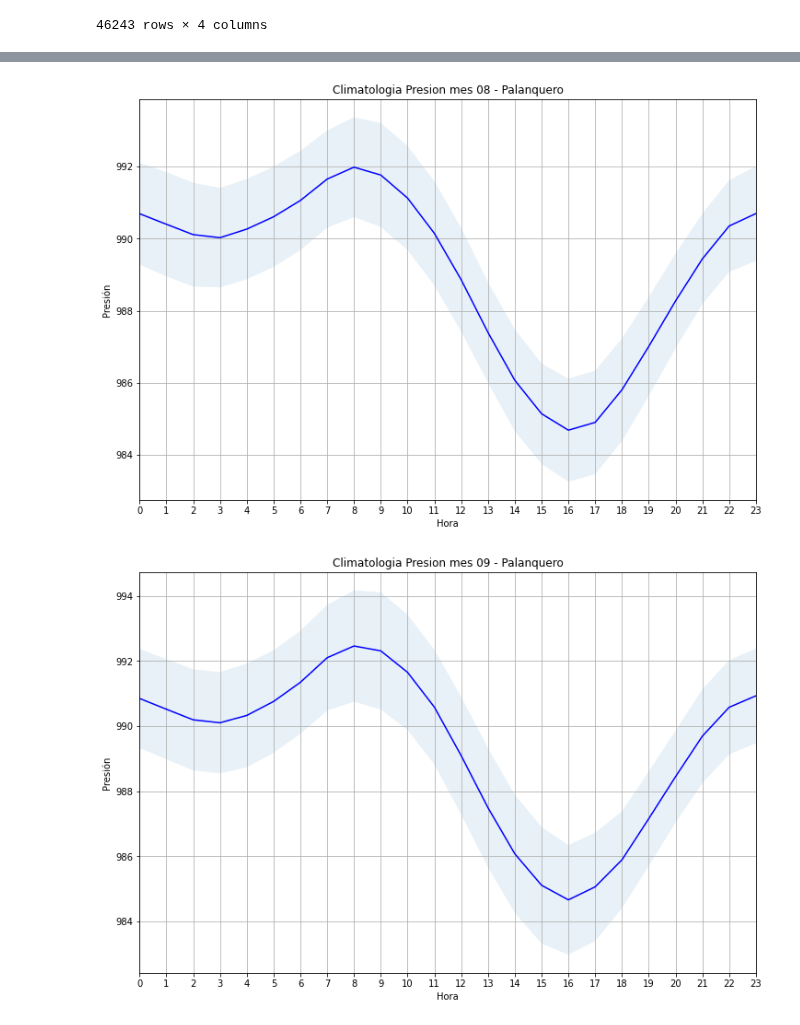
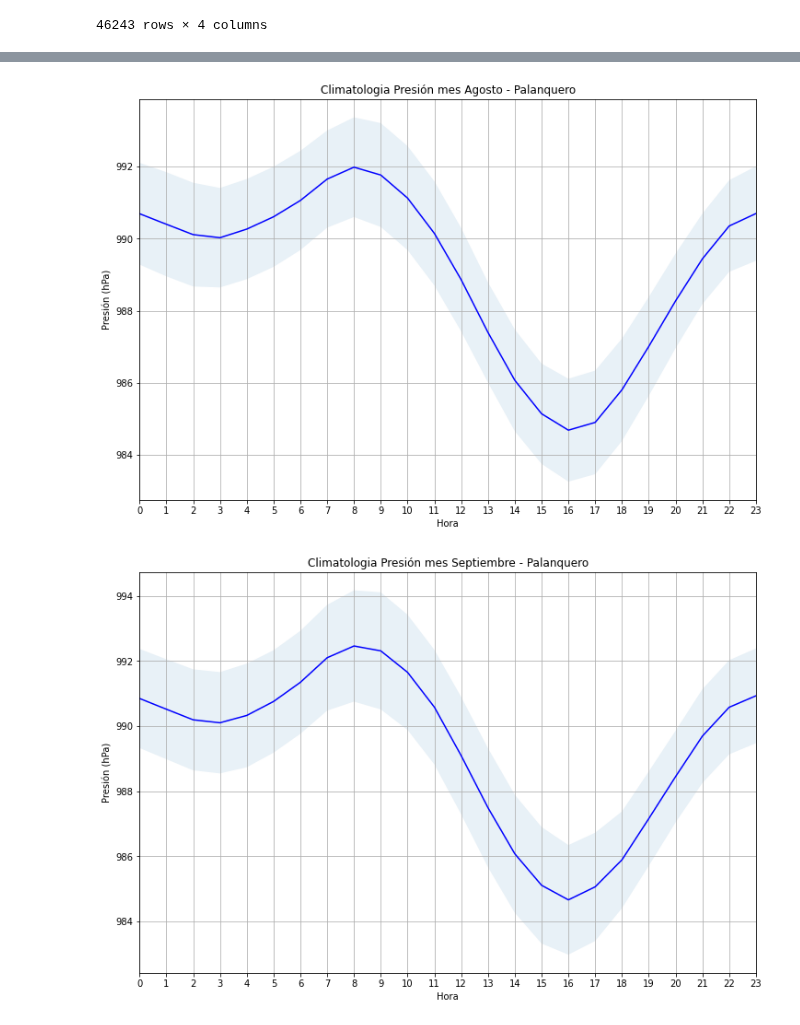
Before and after one commit to chris051091/Seminario-3, a Jupyter notebook: climatologia/src/palanquero/Climatologia_Presión_Palanquero.ipynb, the cells around one changed output, grey strips where cells are left out. Cells and saved outputs as stored; diff of their text form; code cells hidden in the pictures.

```diff
--- a/climatologia/src/palanquero/Climatologia_Presión_Palanquero.ipynb
+++ b/climatologia/src/palanquero/Climatologia_Presión_Palanquero.ipynb
@@ -15,12 +15,13 @@ PATH_CLIMATOLOGIA = '/climatologia/figures/'
 NOMBRE_ESTACION = 'palanquero'
 
 PATH_FINAL_DADOS_TRATADOS = PATH_DRIVE + PATH_DADOS + NOMBRE_ESTACION + '/tratados/'
-PATH_FINAL_FIGURAS_CLIMATOLOGIA = PATH_DRIVE + PATH_CLIMATOLOGIA + NOMBRE_ESTACION + '/'
+PATH_FINAL_FIGURAS_CLIMATOLOGIA = PATH_DRIVE + PATH_CLIMATOLOGIA + NOMBRE_ESTACION + '/presion/'
 
 FILE_DATOS_TRATADOS = NOMBRE_ESTACION.lower() + '_tratados_pres.csv'
 # %%
 VARIABLE = 'PRESION'
-NOMBRE_EJE_Y = 'Presión'
+NOMBRE_EJE_Y = 'Presión (hPa)'
+VARIABLE_STR = 'Presión'
 # %%
 #Read the data
 
@@ -154,17 +155,20 @@ plot_per_month(dfmes, f'Climatologia por meses - {NOMBRE_ESTACION.capitalize()}'
 # %%
 meses = [str(i).zfill(2) for i in range(1, 13)]
+meses_str = ['Enero', 'Febrero',
+         'Marzo', 'Abril',
+         'Mayo', 'Junio',
+         'Julio', 'Agosto',
+         'Septiembre', 'Octubre',
+         'Noviembre', 'Diciembre']
 
 
-
-for mes in meses:
+for mes, mes_str in zip(meses, meses_str):
   #Merge the dataframe, so that it will be only one for every season
   dfmes = df[df['MES'].str.contains(mes)]   # DF con los datos de meses con lluvia
+  total = dfmes.groupby('HORA', group_keys=False).agg({VARIABLE : ['mean', 'std']}).reset_index(level=0)
+  total['mean'] = total[(VARIABLE, 'mean')]
+  total['std'] = total[(VARIABLE, 'std')]
+  total = total[['HORA', 'mean', 'std']]
 
-  ## Use all the dataframe (No split)
-  dfmes = dfmes.groupby('HORA', group_keys=False).agg({VARIABLE : ['mean', 'std']}).reset_index(level=0)
-  dfmes['mean'] = dfmes[(VARIABLE, 'mean')]
-  dfmes['std'] = dfmes[(VARIABLE, 'std')]
-  dfmes = dfmes[['HORA', 'mean', 'std']]
-
-  plot_per_hour(dfmes, f'Climatologia {VARIABLE.capitalize()} mes {mes} - {NOMBRE_ESTACION.capitalize()}', f'climatologia_{VARIABLE.lower()}_{NOMBRE_ESTACION}_mes_{mes}.png')
+  plot_per_hour(total, f'Climatologia {VARIABLE_STR.capitalize()} mes {mes_str} - {NOMBRE_ESTACION.capitalize()}', f'climatologia_{VARIABLE.lower()}_{NOMBRE_ESTACION}_mes_{mes}.png')
 # %% [output]
@@ -178,2 +182,2 @@ for mes in meses:
-[figure, old version]
+[figure, new version]
-[figure, old version]
+[figure, new version]
```
Also changed, not shown: parts of 3 cells of this notebook.
